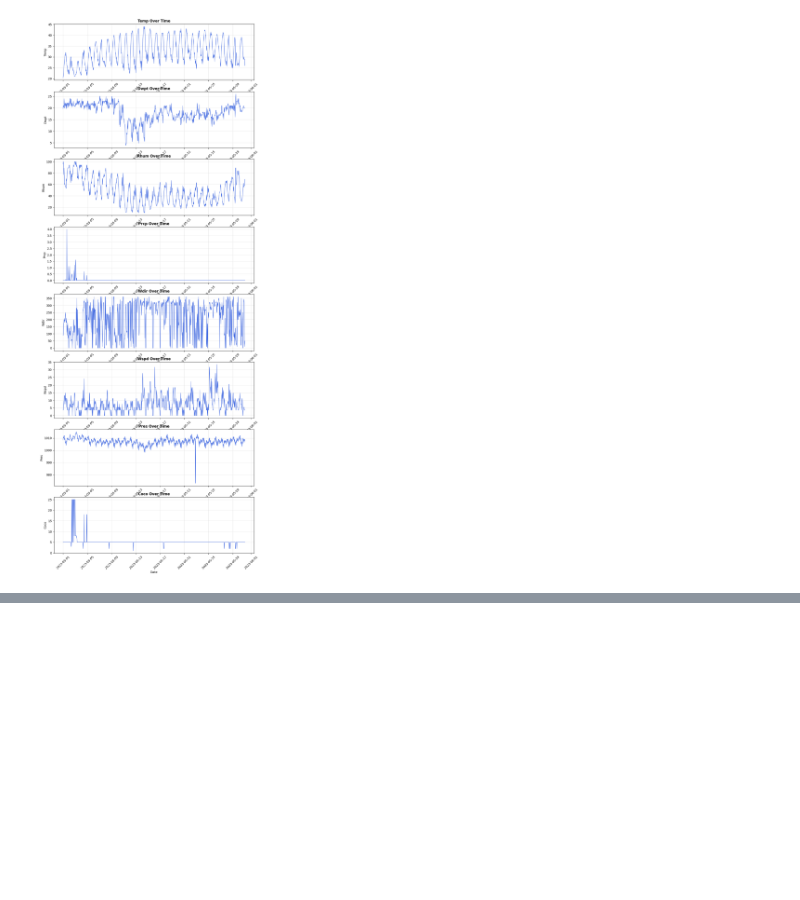
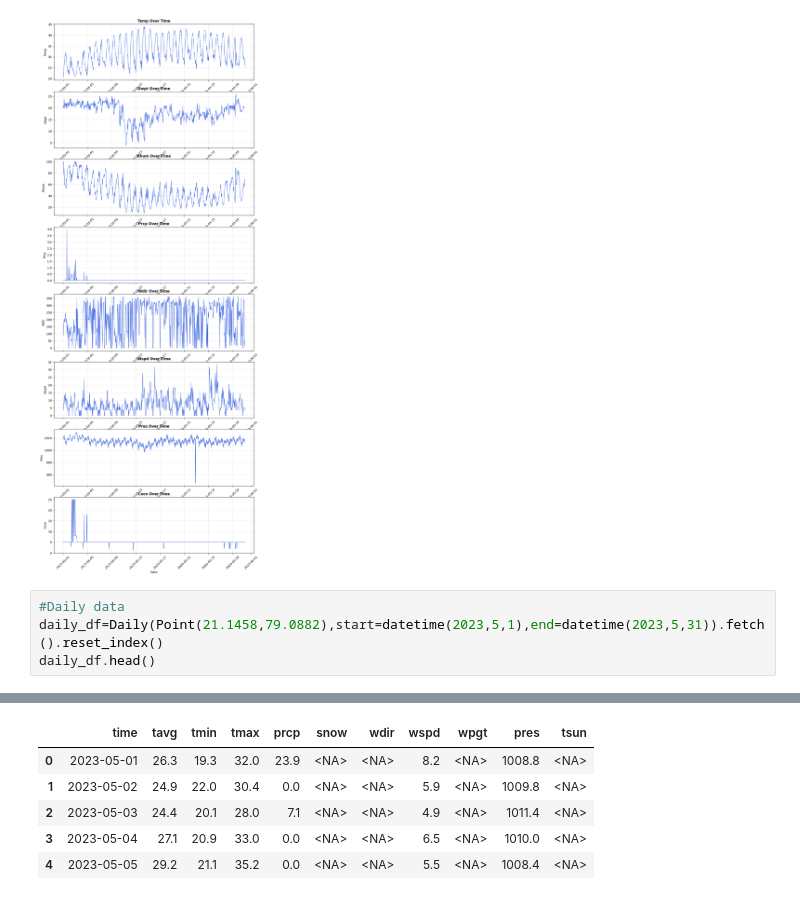
Before and after one commit to sycno15/Weather_Data_Analyser_DSE, a Jupyter notebook: weather.ipynb, the cells around one changed output, grey strips where cells are left out. Cells and saved outputs as stored; diff of their text form; blank space fills up the shorter version.

Commit message:
Added daily Data

```diff
--- a/weather.ipynb
+++ b/weather.ipynb
@@ -143,3 +143,8 @@ for i,col in enumerate(cols):
 plt.show()
 # %% [output]
 [figure]
+# %%
+#Daily data
+daily_df=Daily(Point(21.1458,79.0882),start=datetime(2023,5,1),end=datetime(2023,5,31)).fetch().reset_index()
+daily_df.head()
+# %% [output]
@@ -145,0 +152,6 @@ plt.show()
+|  | time | tavg | tmin | tmax | prcp | snow | wdir | wspd | wpgt | pres | tsun |
+| 0 | 2023-05-01 | 26.3 | 19.3 | 32.0 | 23.9 | <NA> | <NA> | 8.2 | <NA> | 1008.8 | <NA> |
+| 1 | 2023-05-02 | 24.9 | 22.0 | 30.4 | 0.0 | <NA> | <NA> | 5.9 | <NA> | 1009.8 | <NA> |
+| 2 | 2023-05-03 | 24.4 | 20.1 | 28.0 | 7.1 | <NA> | <NA> | 4.9 | <NA> | 1011.4 | <NA> |
+| 3 | 2023-05-04 | 27.1 | 20.9 | 33.0 | 0.0 | <NA> | <NA> | 6.5 | <NA> | 1010.0 | <NA> |
+| 4 | 2023-05-05 | 29.2 | 21.1 | 35.2 | 0.0 | <NA> | <NA> | 5.5 | <NA> | 1008.4 | <NA> |
```
Also changed, not shown: parts of 1 cell of this notebook.
